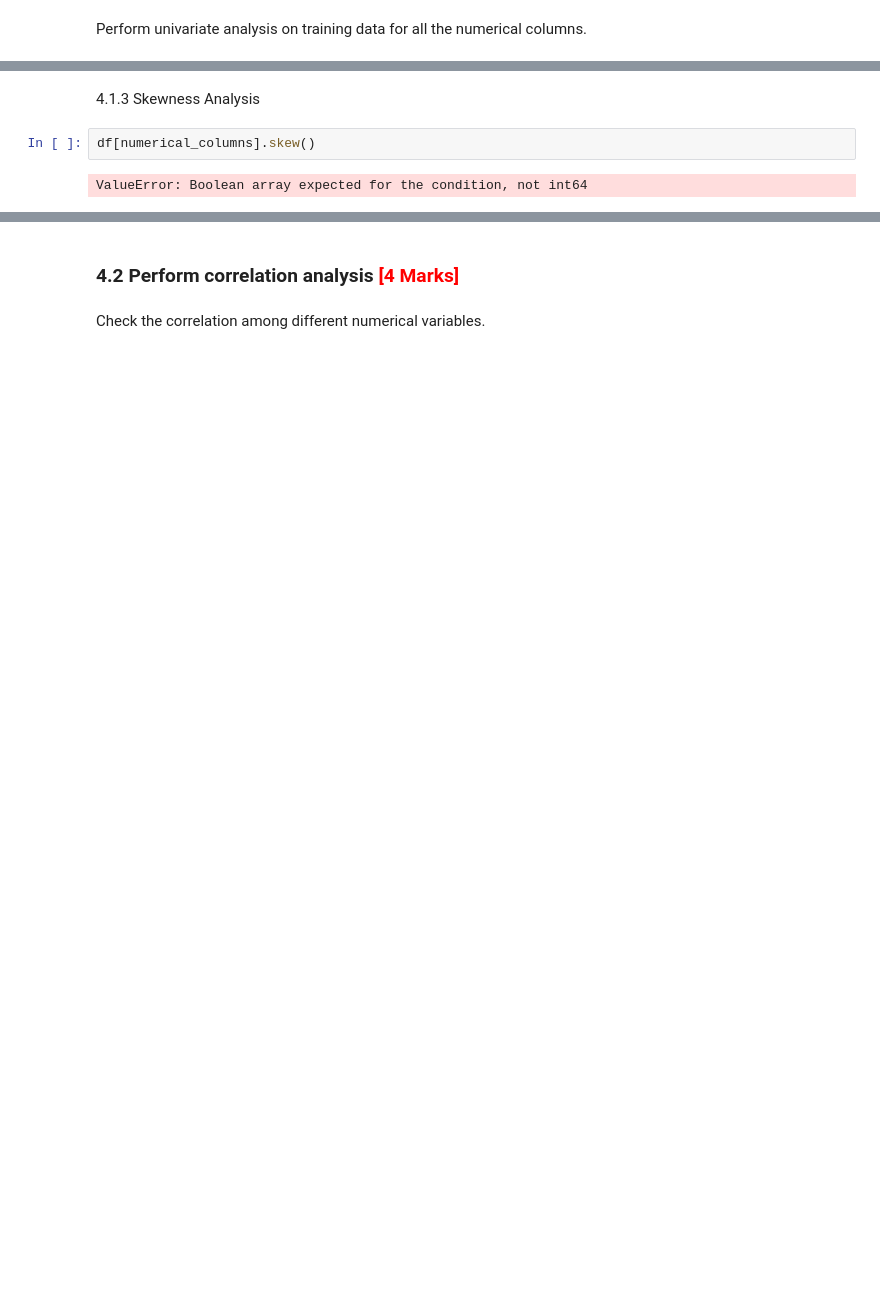
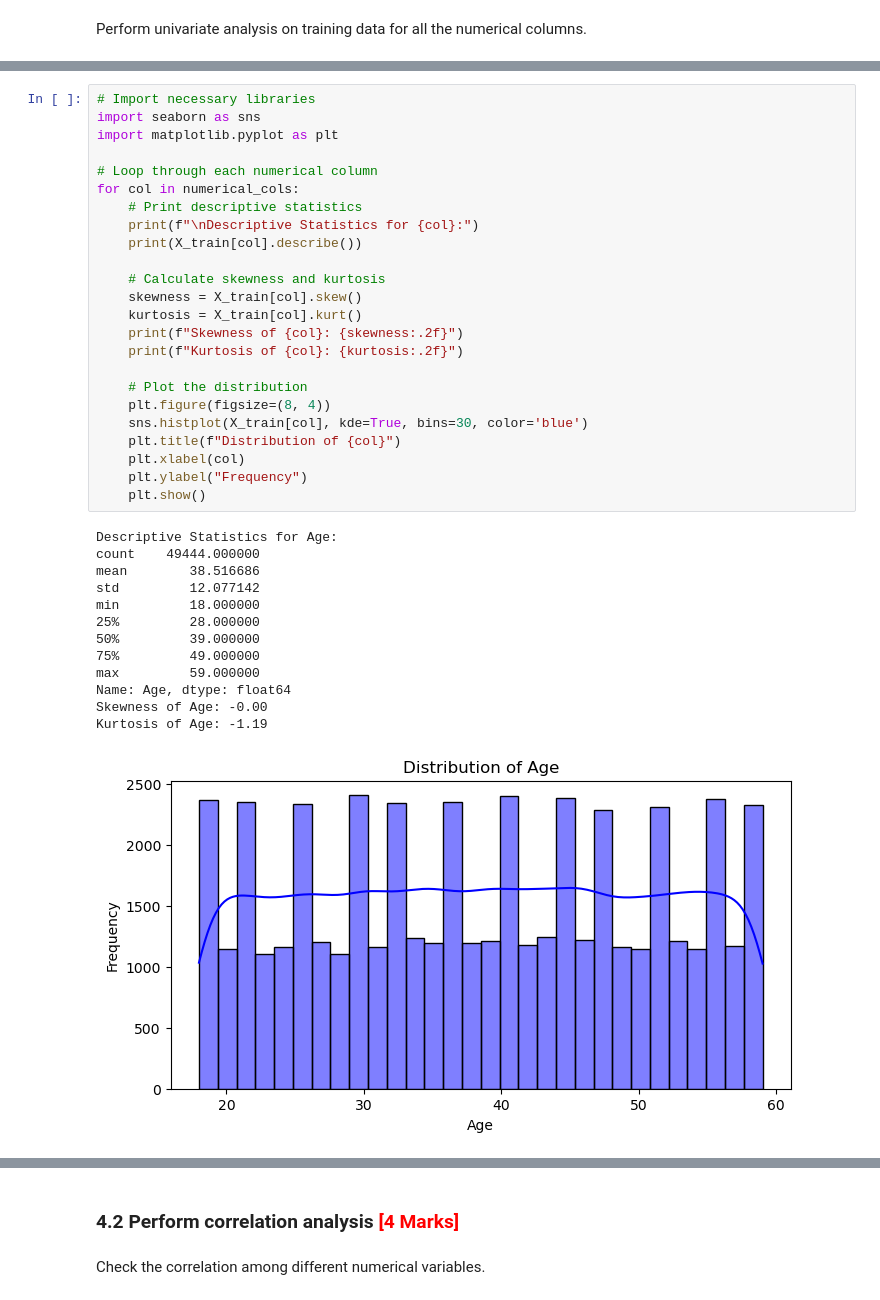
Before and after one commit to Proxpekt/Employee_Retention_Prediction, a Jupyter notebook: Predicting_Employee_Retention.ipynb, the cells around one changed output, grey strips where cells are left out. Drawn from its saved outputs; the diff is of its cells as text; blank space fills up the shorter version.

```diff
--- a/Predicting_Employee_Retention.ipynb
+++ b/Predicting_Employee_Retention.ipynb
@@ -670,6 +542,38 @@ for col in numerical_columns.columns:
-# %% [markdown]
-4.1.3 Skewness Analysis
-# %%
-df[numerical_columns].skew()
-# %% [output]
-ValueError: Boolean array expected for the condition, not int64
+# %%
+# Import necessary libraries
+import seaborn as sns
+import matplotlib.pyplot as plt
+
+# Loop through each numerical column
+for col in numerical_cols:
+    # Print descriptive statistics
+    print(f"\nDescriptive Statistics for {col}:")
+    print(X_train[col].describe())
+
+    # Calculate skewness and kurtosis
+    skewness = X_train[col].skew()
+    kurtosis = X_train[col].kurt()
+    print(f"Skewness of {col}: {skewness:.2f}")
+    print(f"Kurtosis of {col}: {kurtosis:.2f}")
+
+    # Plot the distribution
+    plt.figure(figsize=(8, 4))
+    sns.histplot(X_train[col], kde=True, bins=30, color='blue')
+    plt.title(f"Distribution of {col}")
+    plt.xlabel(col)
+    plt.ylabel("Frequency")
+    plt.show()
+# %% [output]
+Descriptive Statistics for Age:
+count    49444.000000
+mean        38.516686
+std         12.077142
+min         18.000000
+25%         28.000000
+50%         39.000000
+75%         49.000000
+max         59.000000
+Name: Age, dtype: float64
+Skewness of Age: -0.00
+Kurtosis of Age: -1.19
+[figure, added]
```
Also changed, not shown: parts of 206 cells of this notebook.
